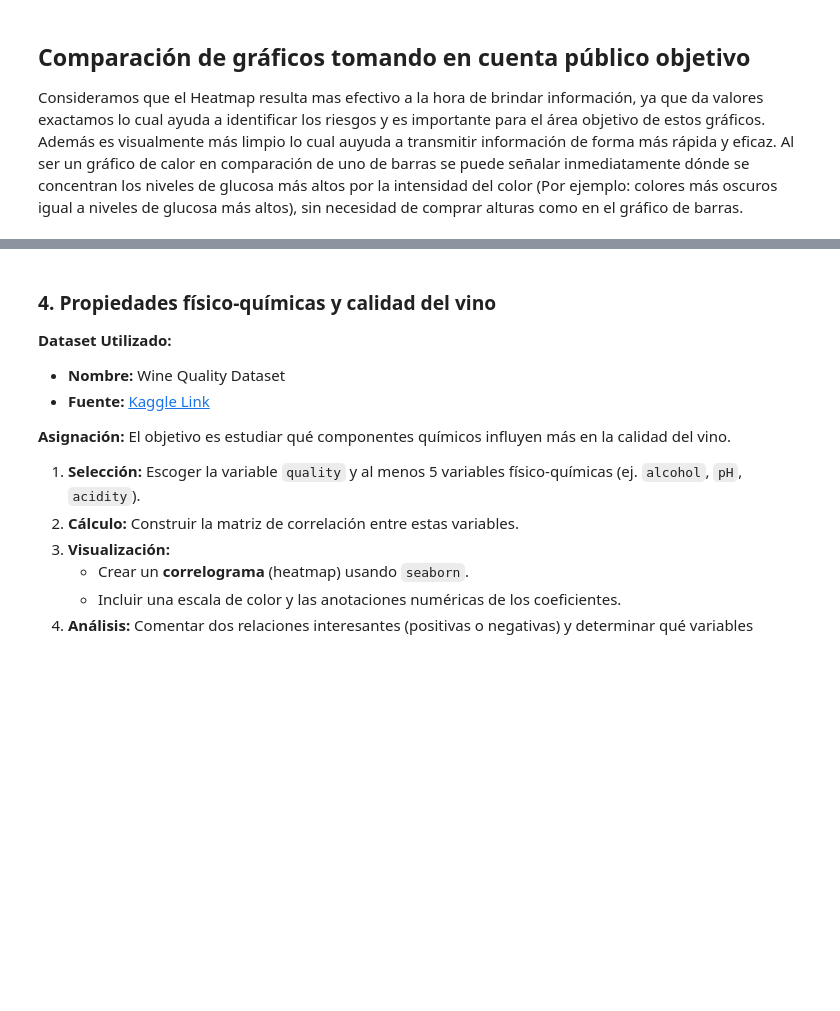
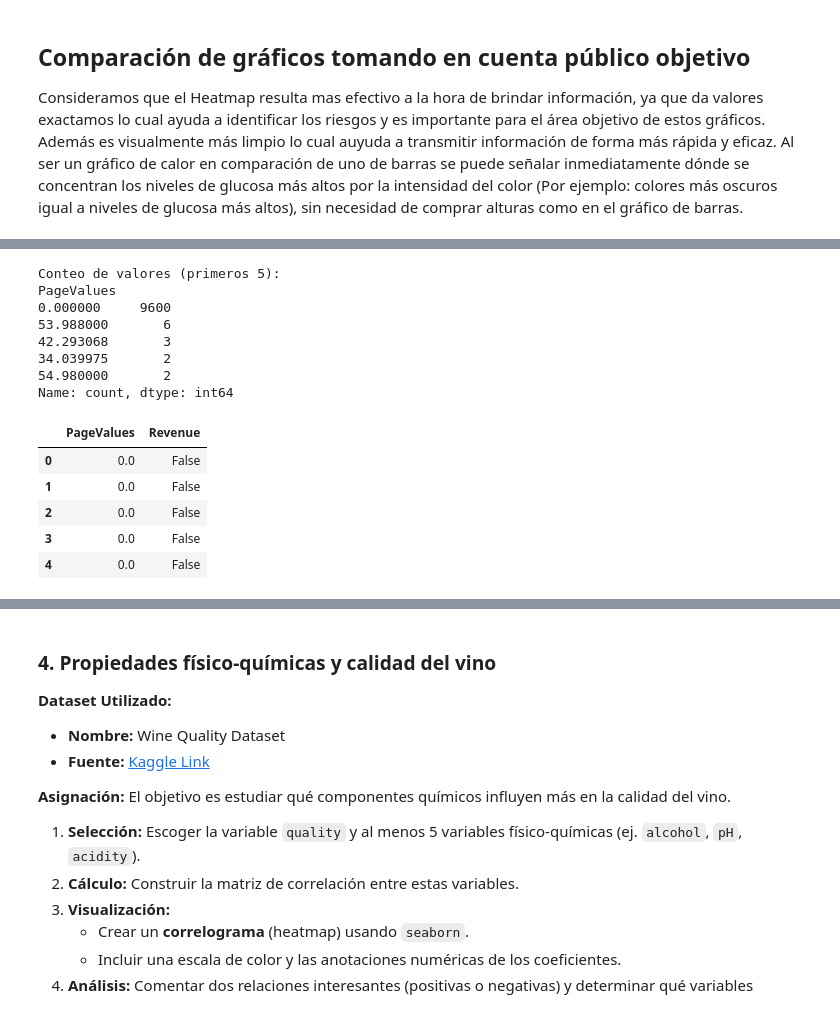
Before and after one commit to TZeik/icc321-2025-ie04, a Jupyter notebook: informe_investigacion_4.ipynb, the cells around one changed output, grey strips where cells are left out. Cells and saved outputs as stored; diff of their text form; code cells hidden in the pictures; blank space fills up the shorter version.

```diff
--- a/informe_investigacion_4.ipynb
+++ b/informe_investigacion_4.ipynb
@@ -220,0 +222,25 @@ El objetivo es distinguir el comportamiento de los usuarios que compran frente a
+# %%
+# Carga del dataset
+df_shop = pd.read_csv('online_shoppers_intention.csv')
+
+# Pre-procesamiento: Seleccionamos las columnas PageValues y Revenue
+df_shop_subset = df_shop[["PageValues", "Revenue"]]
+
+print("Conteo de valores (primeros 5):")
+print(df_shop_subset["PageValues"].value_counts().head())
+display(df_shop_subset.head())
+# %% [output]
+Conteo de valores (primeros 5):
+PageValues
+0.000000     9600
+53.988000       6
+42.293068       3
+34.039975       2
+54.980000       2
+Name: count, dtype: int64
+|  | PageValues | Revenue |
+| 0 | 0.0 | False |
+| 1 | 0.0 | False |
+| 2 | 0.0 | False |
+| 3 | 0.0 | False |
+| 4 | 0.0 | False |
```
Also changed, not shown: parts of 11 cells of this notebook, 2 other files.
